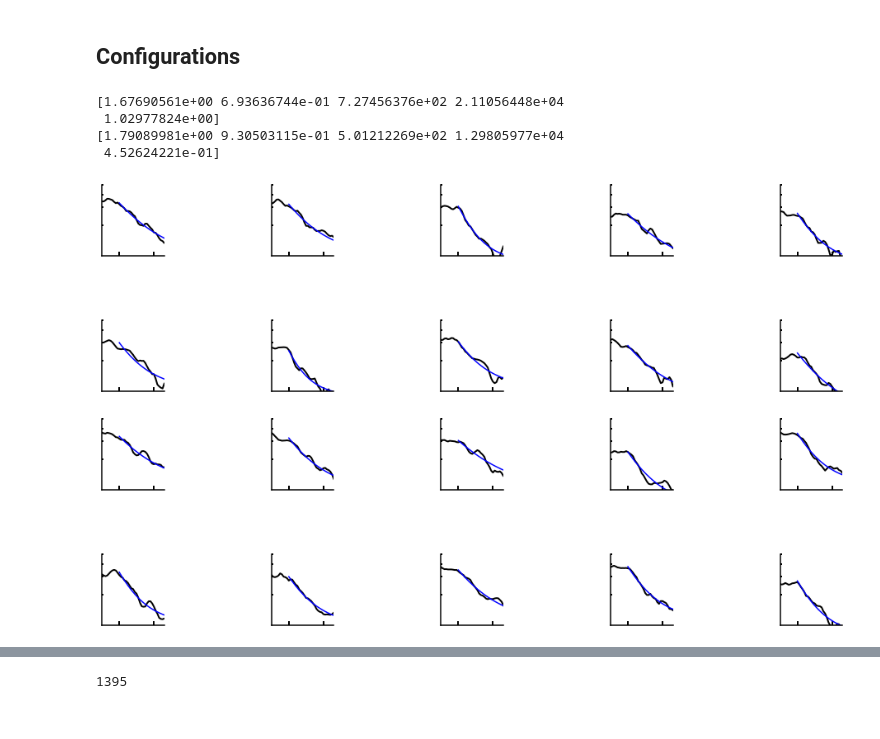
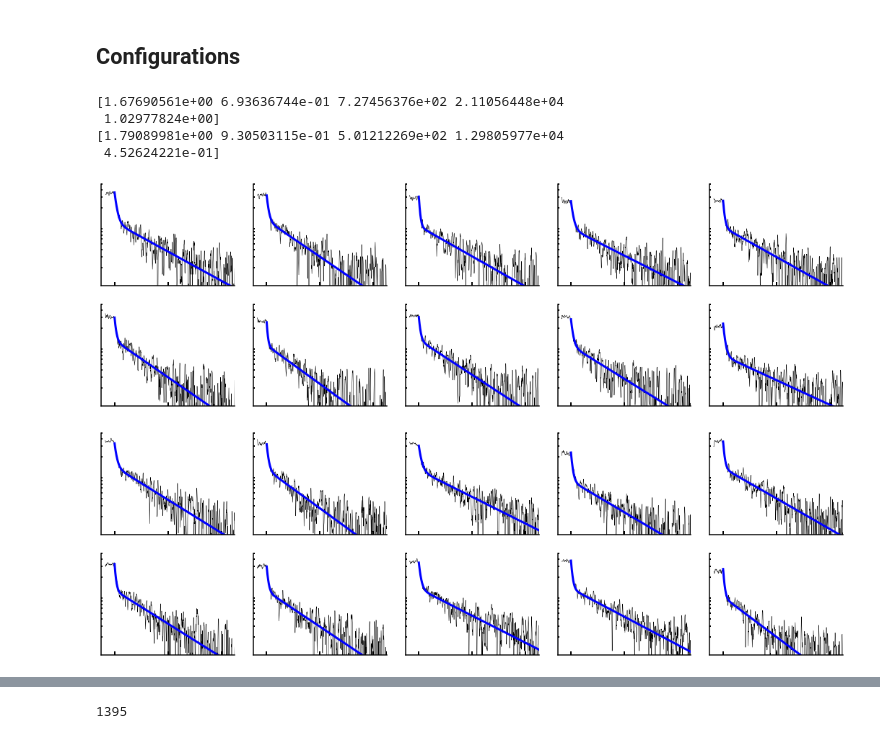
Before and after one commit to xuejianma/LabTools, a Jupyter notebook: lifeTimeProcesses.ipynb, the cells around one changed output, grey strips where cells are left out. Saved outputs shown, nothing was run; the diff lists cells and outputs as text; code cells hidden in the pictures.

```diff
--- a/lifeTimeProcesses.ipynb
+++ b/lifeTimeProcesses.ipynb
@@ -36,16 +36,17 @@ def curve_fit_new(f, xdata, ydata,unit_time=50,**kwargs):
 #     print(popt_new)
     return popt_new,perr_new
 def plotBigGraphs(which,normalized_list,minor_shift,num_points = 1400,unit_time = 50,cutoff_raw = 70,offsetdiv = 10,pad=2,figsize=(15,5),xrange=(-5,45),
-                 linewidth_data=0.5,linewidth_fit=3,yrange=(0.1,5),w_pad=2,h_pad=2):
+                 linewidth_data=0.5,linewidth_fit=3,yrange=(0.1,5),w_pad=2,h_pad=2,\
+                 G1_data=[[],[]],G1_fit=[[],[]]):
     if which == 'G':
-        minor_shift = [0,0,0,1,0,1,0,0,0,3]
+        minor_shift = [3,0,0,1,0,1,0,0,0,3]
 #         normalized_list = normalized_Glist
-        bigFigurePath = savePath+'/G_big.png'
+        bigFigurePath = savePath+'/G_big.pdf'
         smallFigurePath = savePath+'/G_small.png'
     elif which == 'B':
         minor_shift = [0,0,0,0,0,1,0,0,0,1]
 #         normalized_list = normalized_Blist
-        bigFigurePath = savePath+'/B_big.png'
+        bigFigurePath = savePath+'/B_big.pdf'
         smallFigurePath = savePath+'/B_small.png'
 
     fast_list = []
@@ -62,6 +63,14 @@ def plotBigGraphs(which,normalized_list,minor_shift,num_points = 1400,unit_time
         ax.plot(xlist[cutoff:len(normalized)]/1e3,decay2(xlist[cutoff:len(normalized)],*popt_new)-popt_new[-1]/offsetdiv,color='blue',linewidth=linewidth_fit)
         ax.plot(xlist[:len(normalized)]/1e3,normalized[:]-popt_new[-1]/offsetdiv,'-',linewidth=linewidth_data,color='black',zorder=-9)
         ax.set_yscale('log')
+
+        if ind==0:
+            G1_fit[0]=xlist[cutoff:len(normalized)]/1e3
+            G1_fit[1]=decay2(xlist[cutoff:len(normalized)],*popt_new)-popt_new[-1]/offsetdiv
+
+        if ind==0:
+            G1_data[0]=xlist[:len(normalized)]/1e3
+            G1_data[1]=normalized[:]-popt_new[-1]/offsetdiv
 
 #         ax.set_xlim(xlist[0]/1e3,65)
 #         ax.set_ylim(7e-2,1.2)
@@ -108,6 +117,7 @@ def plotPos(pos_list,buffer=None,decay=1,log=False,xlim=None,ylim=None,cutoff_ra
     one_error_list = []
     fast_error_list = []
     slow_error_list = []
+
     fig,axs = plt.subplots(1,len(pos_list),figsize=(4*len(pos_list),height))
     print(np.shape(axs))
     for ind,etl in enumerate(pos_list):
@@ -129,6 +139,7 @@ def plotPos(pos_list,buffer=None,decay=1,log=False,xlim=None,ylim=None,cutoff_ra
             slow_error_list.append(perr_new[slow_ind+2])
             fitdata = decay2(xlist[cutoff:len(ydata)],*popt_new)-popt_new[-1]/offsetdiv
             ax.plot(xlist[cutoff:len(ydata)]/1e3,fitdata,color='black',linewidth=2)
+
         elif decay == 1:
             popt_new,perr_new = curve_fit_new(decay1,xlist[cutoff:len(ydata)],ydata[cutoff:])
 #             print(popt_new)
@@ -139,6 +150,7 @@ def plotPos(pos_list,buffer=None,decay=1,log=False,xlim=None,ylim=None,cutoff_ra
             ax.plot(xlist[cutoff:len(ydata)]/1e3,fitdata,color='black',linewidth=2)
             one_error_list.append(perr_new[one_ind])
         ax.plot(xlist[:len(etl)]/1e3,ydata-popt_new[-1]/offsetdiv,color='blue',zorder=-9)
+
         if smallWindows == 0:
             if ind == 0:
                     ax.set_ylabel('iMIM-Im (a.u.)',fontname='Arial')
@@ -197,11 +209,16 @@ def data_lfilter(data,a=1,n=5):
     b=[1/n]*n
     data_filtered = lfilter(b,a,data)
     return data_filtered
-def data_avefilter(data,num = 2):
+def data_avefilter(data,num = 2,direction = 'forward'):
     data_averaged = []
     for ind in range(len(data)):
         if ind>num-1 and ind<len(data)-num:
-            data_averaged.append(np.mean(data[ind-num:ind+num+1]))
+            if direction == 'forward':
+                data_averaged.append(np.mean(data[ind-num:ind+num+1]))
+            elif direction == 'backward':
+                data_averaged.append(np.mean(data[ind-num-1:ind+num]))
+            else:
+                raise ValueError('"direction" should be either "forward" or "backward".')
         else:
             data_averaged.append(data[ind])
     return data_averaged
@@ -312,36 +329,38 @@ G_files = ["2020-01-29_7kHz_result_0.0028_446nm_KaiZhu_Provskite1_Im_5usx14ns_av
           "2020-01-29_7kHz_result_0.0028_446nm_KaiZhu_Provskite1_Im_5usx14ns_average30times_G2_transposed.csv",
           "2020-01-29_7kHz_result_0.0028_446nm_KaiZhu_Provskite1_Im_5usx14ns_average30times_G3_transposed.csv",
           "2020-01-29_7kHz_result_0.0028_446nm_KaiZhu_Provskite1_Im_5usx14ns_average30times_G4_transposed.csv",
           "2020-01-29_7kHz_result_0.0028_446nm_KaiZhu_Provskite1_Im_5usx14ns_average30times_G5_transposed.csv",
           "2020-01-29_7kHz_result_0.0028_446nm_KaiZhu_Provskite1_Im_5usx14ns_average30times_G6_transposed.csv",
           "2020-01-29_7kHz_result_0.0028_446nm_KaiZhu_Provskite1_Im_5usx14ns_average30times_G7_transposed.csv",
           "2020-01-29_7kHz_result_0.0028_446nm_KaiZhu_Provskite1_Im_5usx14ns_average30times_G8_transposed.csv",
           "2020-01-29_7kHz_result_0.0028_446nm_KaiZhu_Provskite1_Im_5usx14ns_average30times_G9_transposed.csv",
           "2020-01-30_7kHz_result_0.0028_446nm_KaiZhu_Provskite1_Im_5usx14ns_average30times_G10_transposed.csv"]
 
 data_Blist = [pd.read_csv(B_root+file,header=None)[0].values for file in B_files]
 data_Glist = [pd.read_csv(G_root+file,header=None)[0].values for file in G_files]
 normalized_Blist = [normalize(item) for item in data_Blist]
 normalized_Glist = [normalize(item) for item in data_Glist]
 
 #minor_shift = [0,0,0,0,0,1,0,0,0,1]
 minor_shift = [0,0,0,1,0,1,0,0,0,3]
 
 # fast_Glist,slow_Glist = plotBigGraphs('G',normalized_Glist,minor_shift)
 # fast_Blist,slow_Blist = plotBigGraphs('B',normalized_Blist,minor_shift)
 
 data_Glist=np.asarray([data_avefilter(item,num=2) for item in data_Glist])
 data_Blist=np.asarray([data_avefilter(item,num=2) for item in data_Blist])
 
-# fast_Glist,slow_Glist = plotBigGraphs('G',data_Glist,minor_shift,offsetdiv=1.)
-# fast_Blist,slow_Blist = plotBigGraphs('B',data_Blist,minor_shift,offsetdiv=1.)
-fast_Glist,slow_Glist = plotBigGraphs('G',data_Glist,minor_shift,offsetdiv=1.,figsize=(15,6),pad=7,xrange=(-0.5,1.3),linewidth_data=2,linewidth_fit=1.5,yrange=(1,5),w_pad=10,h_pad=6)
-fast_Blist,slow_Blist = plotBigGraphs('B',data_Blist,minor_shift,offsetdiv=1.,figsize=(15,6),pad=7,xrange=(-0.5,1.3),linewidth_data=2,linewidth_fit=1.5,yrange=(1,5),w_pad=10,h_pad=6)
+G1_data = [[],[]]
+G1_fit = [[],[]]
+fast_Glist,slow_Glist = plotBigGraphs('G',data_Glist,minor_shift,offsetdiv=1.,G1_data=G1_data,G1_fit=G1_fit)
+fast_Blist,slow_Blist = plotBigGraphs('B',data_Blist,minor_shift,offsetdiv=1.)
+# fast_Glist,slow_Glist = plotBigGraphs('G',data_Glist,minor_shift,offsetdiv=1.,figsize=(15,6),pad=7,xrange=(-0.5,1.3),linewidth_data=2,linewidth_fit=1.5,yrange=(1,5),w_pad=10,h_pad=6)
+# fast_Blist,slow_Blist = plotBigGraphs('B',data_Blist,minor_shift,offsetdiv=1.,figsize=(15,6),pad=7,xrange=(-0.5,1.3),linewidth_data=2,linewidth_fit=1.5,yrange=(1,5),w_pad=10,h_pad=6)
 plt.show()
 # %% [output]
 [1.67690561e+00 6.93636744e-01 7.27456376e+02 2.11056448e+04
  1.02977824e+00]
 [1.79089981e+00 9.30503115e-01 5.01212269e+02 1.29805977e+04
  4.52624221e-01]
-[figure, old version]
+[figure, new version]
-[figure, old version]
+[figure, new version]
```
Also changed, not shown: parts of 6 cells of this notebook, 35 other files.
